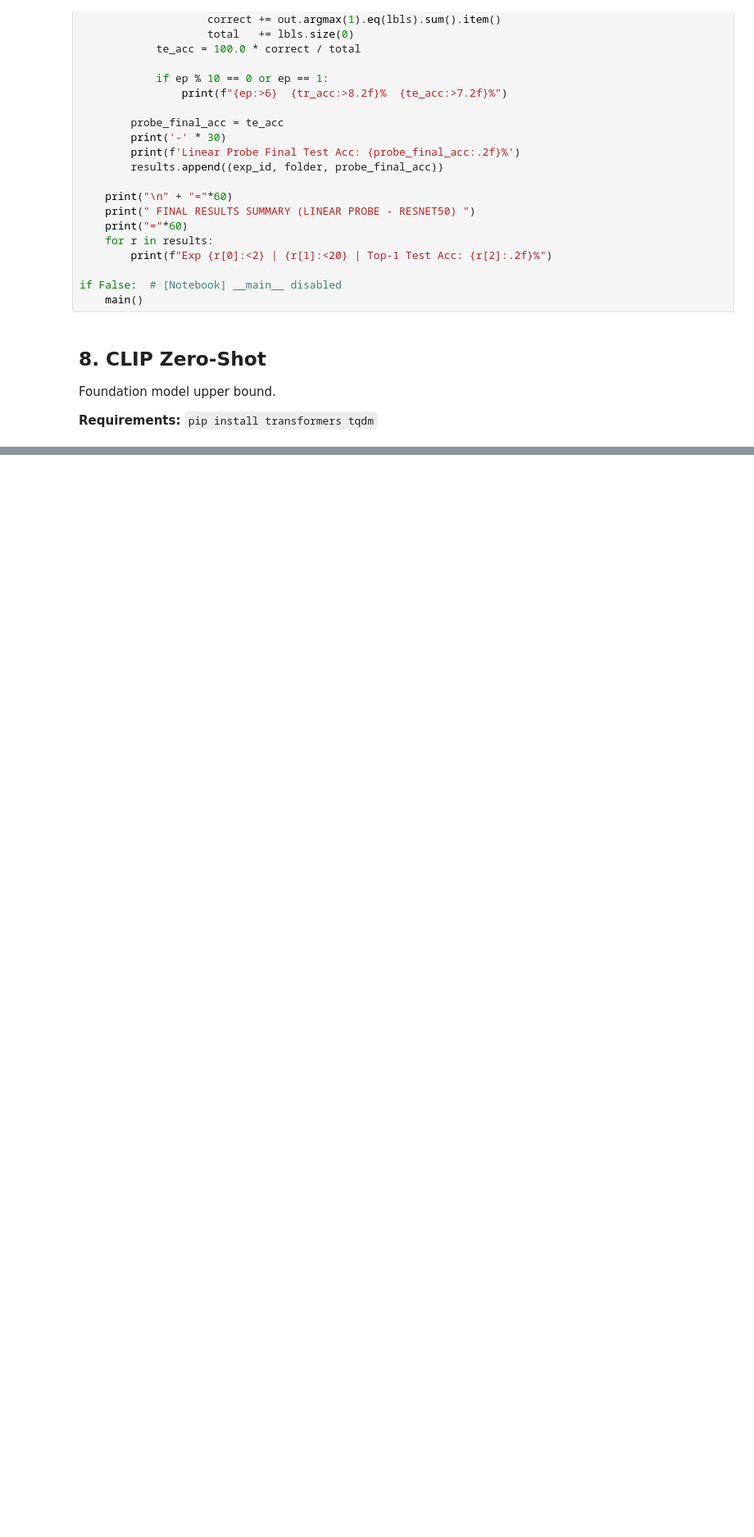
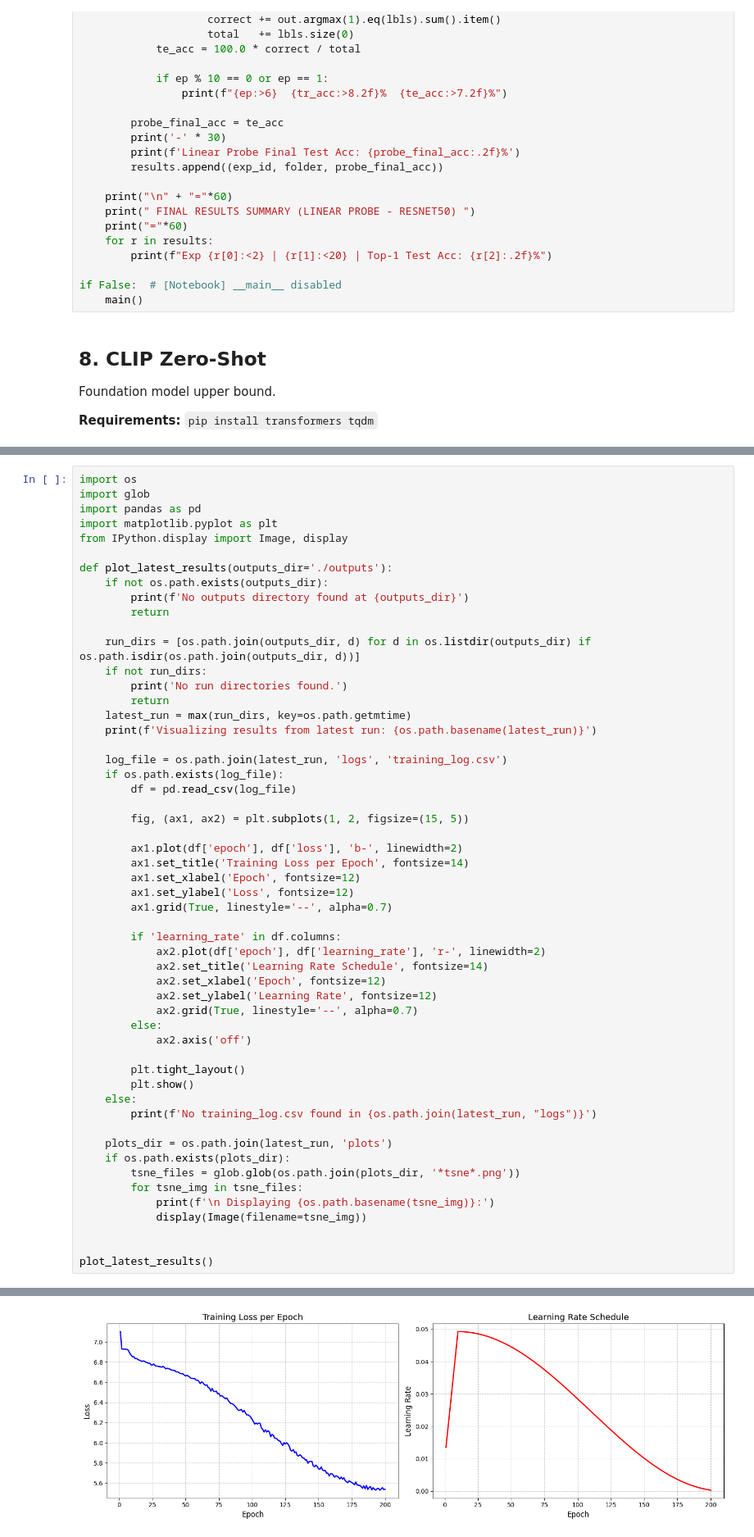
Before and after one commit to MahmoudAlyosify/SimCLR-Vision-SSL, a Jupyter notebook: notebooks/SimCLR_Final_Submission.ipynb, the cells around one changed output, grey strips where cells are left out. Shown at 82% size. Saved outputs shown, nothing was run; the diff lists cells and outputs as text; blank space fills up the shorter version.

```diff
--- a/notebooks/SimCLR_Final_Submission.ipynb
+++ b/notebooks/SimCLR_Final_Submission.ipynb
@@ -3024,0 +3190,55 @@ print('✅ Cell 9/9 complete: execution cell ready')
+# %%
+import os
+import glob
+import pandas as pd
+import matplotlib.pyplot as plt
+from IPython.display import Image, display
+
+def plot_latest_results(outputs_dir='./outputs'):
+    if not os.path.exists(outputs_dir):
+        print(f'No outputs directory found at {outputs_dir}')
+        return
+
+    run_dirs = [os.path.join(outputs_dir, d) for d in os.listdir(outputs_dir) if os.path.isdir(os.path.join(outputs_dir, d))]
+    if not run_dirs:
+        print('No run directories found.')
+        return
+    latest_run = max(run_dirs, key=os.path.getmtime)
+    print(f'Visualizing results from latest run: {os.path.basename(latest_run)}')
+
+    log_file = os.path.join(latest_run, 'logs', 'training_log.csv')
+    if os.path.exists(log_file):
+        df = pd.read_csv(log_file)
+
+        fig, (ax1, ax2) = plt.subplots(1, 2, figsize=(15, 5))
+
+        ax1.plot(df['epoch'], df['loss'], 'b-', linewidth=2)
+        ax1.set_title('Training Loss per Epoch', fontsize=14)
+        ax1.set_xlabel('Epoch', fontsize=12)
+        ax1.set_ylabel('Loss', fontsize=12)
+        ax1.grid(True, linestyle='--', alpha=0.7)
+
+        if 'learning_rate' in df.columns:
+            ax2.plot(df['epoch'], df['learning_rate'], 'r-', linewidth=2)
+            ax2.set_title('Learning Rate Schedule', fontsize=14)
+            ax2.set_xlabel('Epoch', fontsize=12)
+            ax2.set_ylabel('Learning Rate', fontsize=12)
+            ax2.grid(True, linestyle='--', alpha=0.7)
+        else:
+            ax2.axis('off')
+
+        plt.tight_layout()
+        plt.show()
+    else:
+        print(f'No training_log.csv found in {os.path.join(latest_run, "logs")}')
+
+    plots_dir = os.path.join(latest_run, 'plots')
+    if os.path.exists(plots_dir):
+        tsne_files = glob.glob(os.path.join(plots_dir, '*tsne*.png'))
+        for tsne_img in tsne_files:
+            print(f'\n Displaying {os.path.basename(tsne_img)}:')
+            display(Image(filename=tsne_img))
+
+
+plot_latest_results()
+# %% [output]
@@ -3024,0 +3246 @@ print('✅ Cell 9/9 complete: execution cell ready')
+[figure, added]
```
Also changed, not shown: parts of 16 cells of this notebook.
